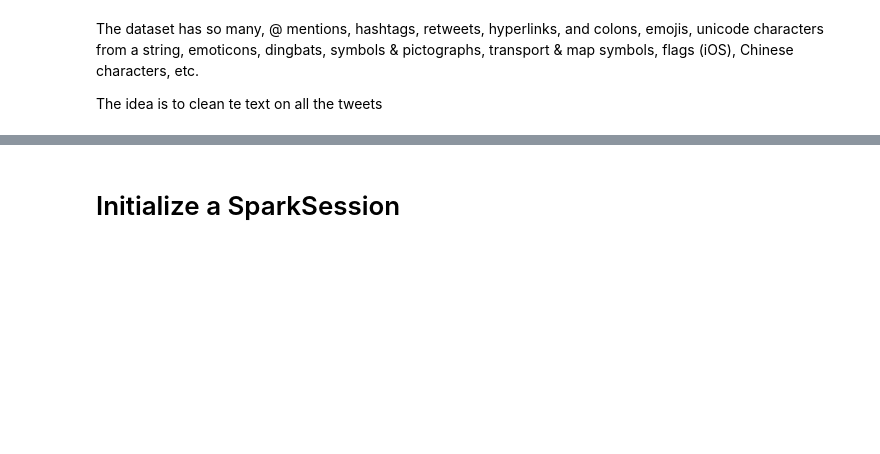
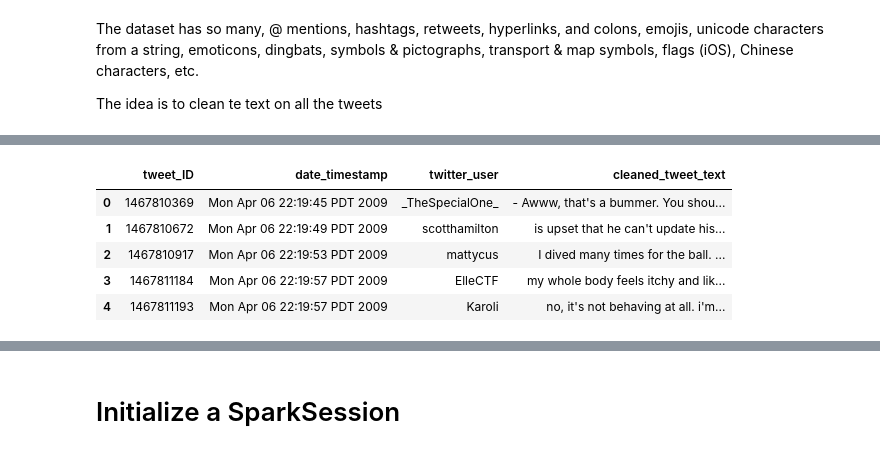
Before and after one commit to 2014222-student-cct-ie/2024--Semester-2--CA2, a Jupyter notebook: Part 1 - 2014222 - Semester 2 CA-02 -May 2024-.ipynb, the cells around one changed output, grey strips where cells are left out. Drawn from its saved outputs; the diff is of its cells as text; code cells hidden in the pictures; blank space fills up the shorter version.

```diff
--- a/Part 1 - 2014222 - Semester 2 CA-02 -May 2024-.ipynb
+++ b/Part 1 - 2014222 - Semester 2 CA-02 -May 2024-.ipynb
@@ -329,0 +387,9 @@ print(tweets_dataset[['tweet_text', 'cleaned_tweet_text']].head(30))
+# %%
+tweets_dataset.head()
+# %% [output]
+|  | tweet_ID | date_timestamp | twitter_user | cleaned_tweet_text |
+| 0 | 1467810369 | Mon Apr 06 22:19:45 PDT 2009 | _TheSpecialOne_ | - Awww, that's a bummer. You shou... |
+| 1 | 1467810672 | Mon Apr 06 22:19:49 PDT 2009 | scotthamilton | is upset that he can't update his... |
+| 2 | 1467810917 | Mon Apr 06 22:19:53 PDT 2009 | mattycus | I dived many times for the ball. ... |
+| 3 | 1467811184 | Mon Apr 06 22:19:57 PDT 2009 | ElleCTF | my whole body feels itchy and lik... |
+| 4 | 1467811193 | Mon Apr 06 22:19:57 PDT 2009 | Karoli | no, it's not behaving at all. i'm... |
```
Also changed, not shown: parts of 36 cells of this notebook.
